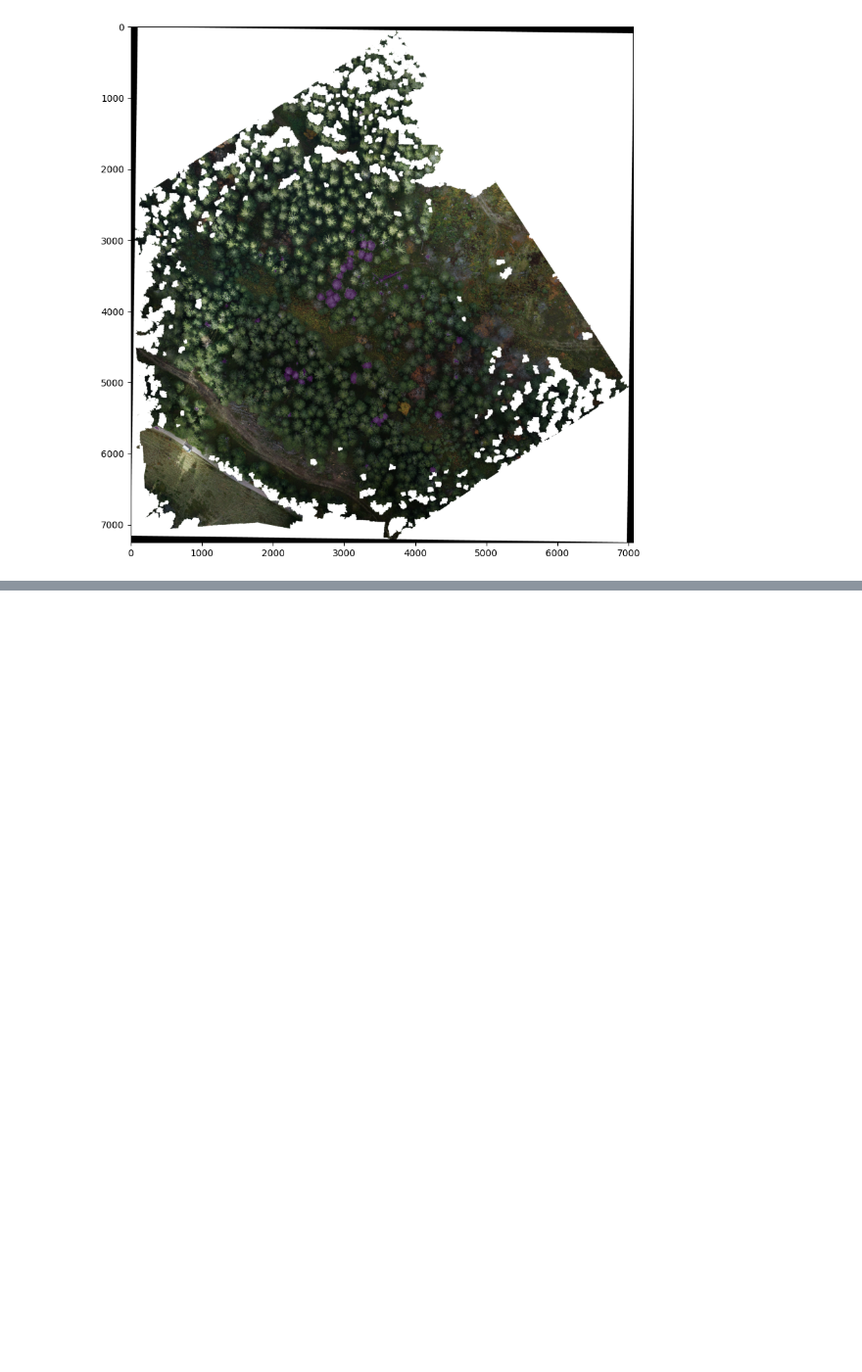
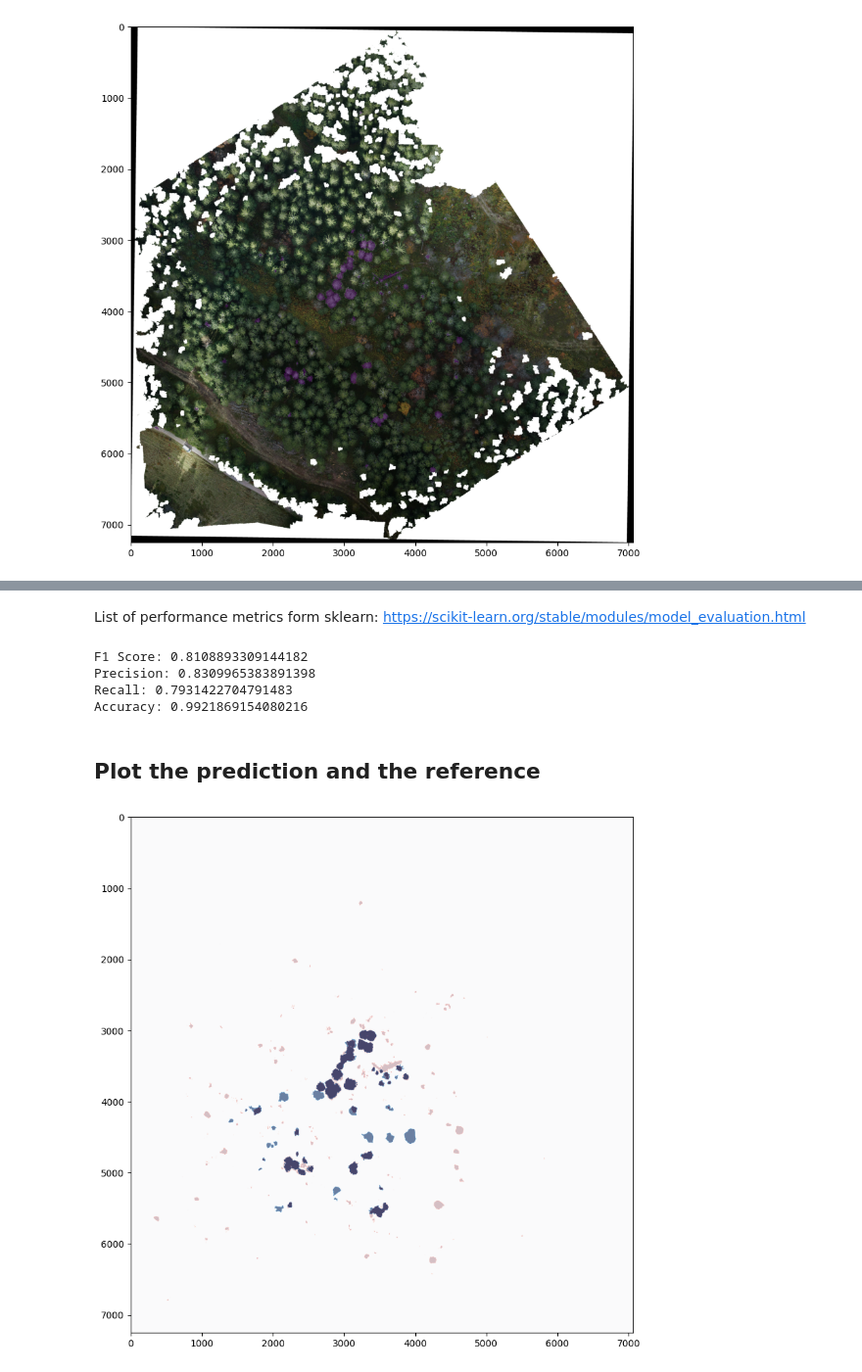
Before and after one commit to GeoSense-Freiburg/teach_2024_msc_envscience_remote_sensing_and_geoinformatics, a Jupyter notebook: 03_drone_data_and_segmentation/01_deadwood_segmentation_collab_V3.ipynb, the cells around one changed output, grey strips where cells are left out. Shown at 98% size. Cells and saved outputs as stored; diff of their text form; code cells hidden in the pictures; blank space fills up the shorter version.

```diff
--- a/03_drone_data_and_segmentation/01_deadwood_segmentation_collab.ipynb
+++ b/03_drone_data_and_segmentation/01_deadwood_segmentation_collab_V3.ipynb
@@ -141,0 +201,54 @@ with rasterio.open(inference_file.replace(".tif", "") + '_prediction.tif', 'w',
+# %% [markdown]
+List of performance metrics form sklearn: https://scikit-learn.org/stable/modules/model_evaluation.html
+# %%
+# Open the two raster files
+with rasterio.open(pred_fn) as src1, rasterio.open(ref_rast_fn) as src2:
+    # Read the data from the raster files into numpy arrays
+    raster1 = src1.read(1)
+    raster2 = src2.read(1)
+
+# Flatten the arrays to create 1D arrays
+raster1 = raster1.flatten()
+raster2 = raster2.flatten()
+
+# Calculate the prediction performance
+f1 = f1_score(raster1, raster2, average='macro')  # Use 'macro' for multiclass rasters
+precision = precision_score(raster1, raster2, average='macro')
+recall = recall_score(raster1, raster2, average='macro')
+accuracy = accuracy_score(raster1, raster2)
+
+print(f'F1 Score: {f1}')
+print(f'Precision: {precision}')
+print(f'Recall: {recall}')
+print(f'Accuracy: {accuracy}')
+# %% [output]
+F1 Score: 0.8108893309144182
+Precision: 0.8309965383891398
+Recall: 0.7931422704791483
+Accuracy: 0.9921869154080216
+# %% [markdown]
+## Plot the prediction and the reference
+# %%
+# Open the two raster files
+with rasterio.open(pred_fn) as src1, rasterio.open(ref_rast_fn) as src2:
+    # Read the data from the raster files into numpy arrays
+    raster1 = src1.read(1)
+    raster2 = src2.read(1)
+
+# Create a new figure with a larger size
+fig, ax = plt.subplots(figsize=(10, 10))  # Change the values as needed
+
+# Plot the first raster with a colormap and transparency
+plt1 = ax.imshow(raster1, cmap='Reds', alpha=0.6)
+
+# Plot the second raster with a different colormap and transparency
+plt2 = ax.imshow(raster2, cmap='Blues', alpha=0.6)
+
+# Add a colorbar for each raster
+#fig.colorbar(plt1, ax=ax, fraction=0.046, pad=0.04)
+#fig.colorbar(plt2, ax=ax, fraction=0.046, pad=0.04)
+
+# Show the plot
+plt.show()
+# %% [output]
+[figure, added]
```
Also changed, not shown: parts of 17 cells of this notebook, 2 other files.
